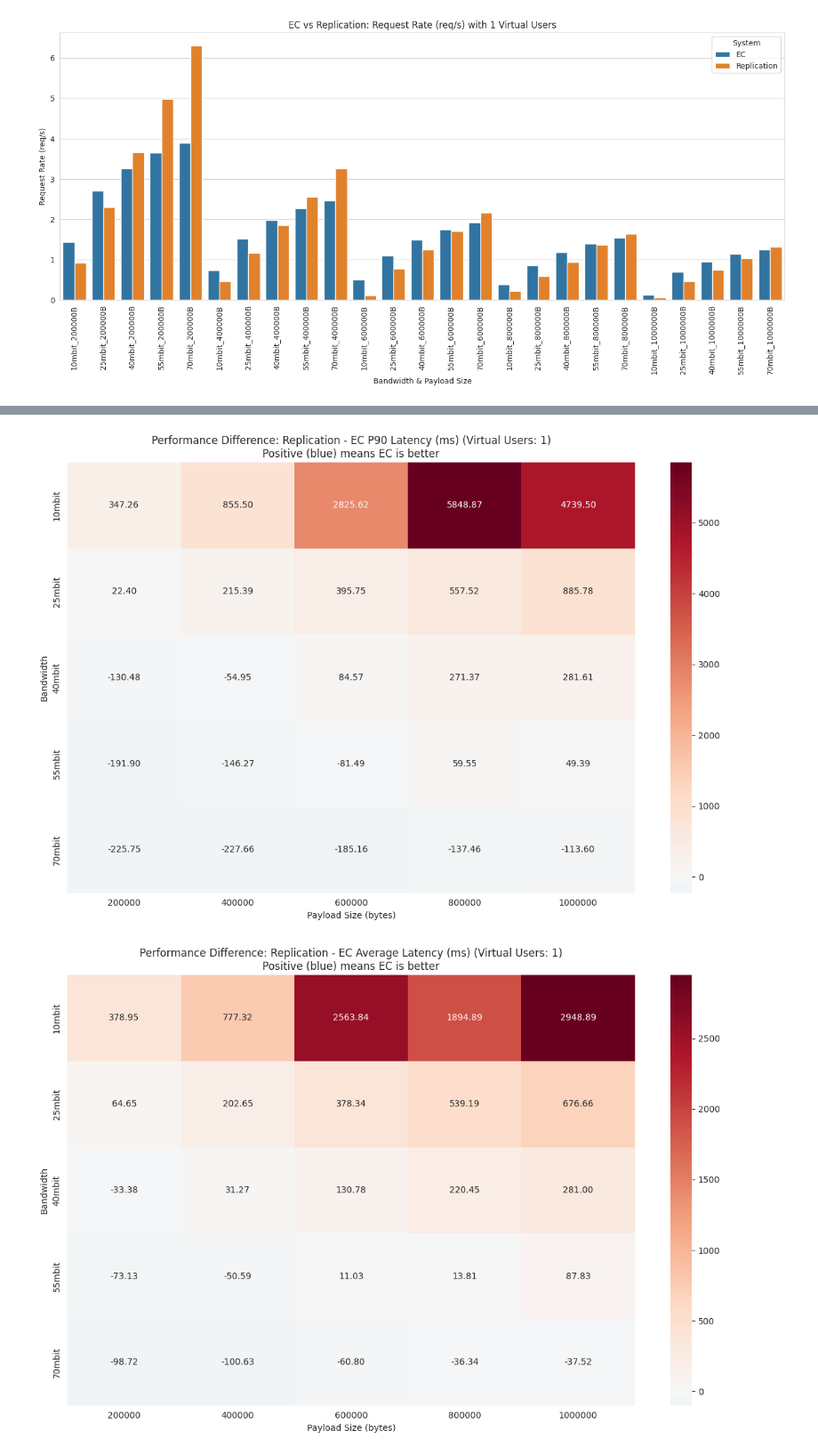
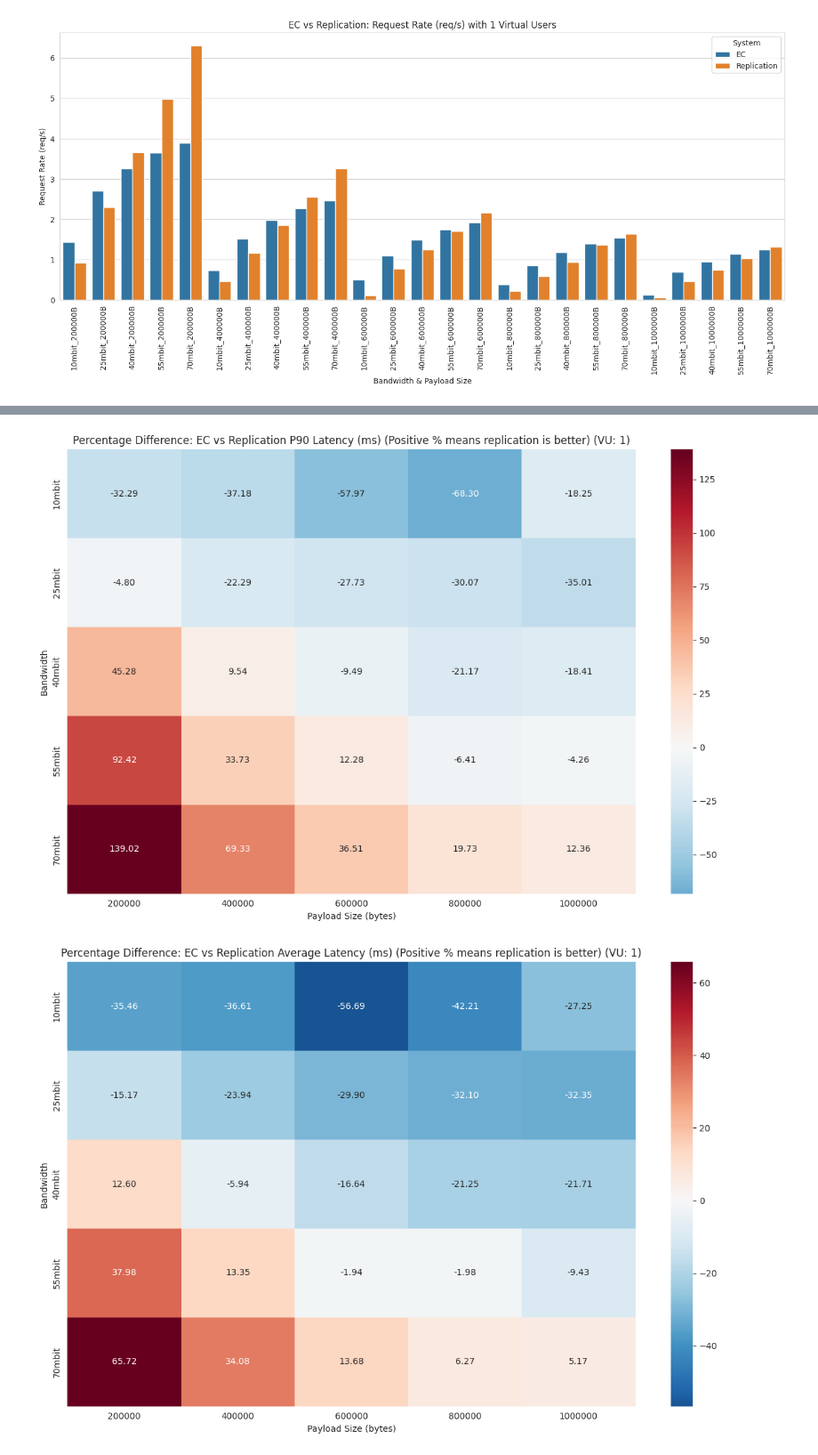
Before and after one commit to MuhamadAjiW/DistKV-Erasure-Coding, a Jupyter notebook: benchmark/benchmark_visualization_write.ipynb, the cells around one changed output, grey strips where cells are left out. Shown at 89% size. Drawn from its saved outputs; the diff is of its cells as text; code cells hidden in the pictures.

Commit message:
feat: updated heatmap visualization to percentages

```diff
--- a/benchmark/benchmark_visualization_write.ipynb
+++ b/benchmark/benchmark_visualization_write.ipynb
@@ -414,7 +414,7 @@ def create_performance_diff_heatmap(metric):
         df_ec_filtered = pd.merge(df_ec, common_conditions, on=['payload_size', 'virtual_user', 'bandwidth'])
         df_repl_filtered = pd.merge(df_repl, common_conditions, on=['payload_size', 'virtual_user', 'bandwidth'])
 
-        # Calculate performance difference (EC - Replication)
+        # Calculate performance difference as percentage
         diff_data = []
         for _, ec_row in df_ec_filtered.iterrows():
             repl_row = df_repl_filtered[
@@ -423,12 +423,14 @@ def create_performance_diff_heatmap(metric):
                 (df_repl_filtered['bandwidth'] == ec_row['bandwidth'])
             ].iloc[0]
 
-            # For latency metrics (med, p90, avg), lower is better, so calculate as Replication - EC
-            # For throughput (rate), higher is better, so calculate as EC - Replication
             if metric in ['med', 'p90', 'avg']:
-                diff = repl_row[metric] - ec_row[metric]  # Positive means EC is better
-            else:  # metric == 'rate'
-                diff = ec_row[metric] - repl_row[metric]  # Positive means EC is better
+                # For latency: percent = (EC - Replication)/Replication *100
+                denom = repl_row[metric] if repl_row[metric] != 0 else 1
+                diff = (ec_row[metric] - repl_row[metric]) / denom * 100
+            else:
+                # For throughput: percent = (Replication - EC)/EC *100
+                denom = ec_row[metric] if ec_row[metric] != 0 else 1
+                diff = (repl_row[metric] - ec_row[metric]) / denom * 100
 
             diff_data.append({
                 'payload_size': ec_row['payload_size'],
@@ -436,7 +438,6 @@ def create_performance_diff_heatmap(metric):
                 'bandwidth': ec_row['bandwidth'],
                 'diff': diff
             })
-
         diff_df = pd.DataFrame(diff_data)
 
         # Convert to pivot table for heatmap
@@ -452,11 +453,12 @@ def create_performance_diff_heatmap(metric):
                 plt.figure(figsize=(12, 8))
                 sns.heatmap(pivot, annot=True, cmap='RdBu_r', center=0, fmt='.2f')
 
+                # Indicate that values are in percent
+                title_suffix = ' (Positive % means replication is better)'
                 if metric in ['med', 'p90', 'avg']:
-                    title_text = f'Performance Difference: Replication - EC {metric_titles[metric]} (Virtual Users: {vu})\nPositive (blue) means EC is better'
-                else:  # metric == 'rate'
-                    title_text = f'Performance Difference: EC - Replication {metric_titles[metric]} (Virtual Users: {vu})\nPositive (blue) means EC is better'
-
+                    title_text = f'Percentage Difference: EC vs Replication {metric_titles[metric]}{title_suffix} (VU: {vu})'
+                else:
+                    title_text = f'Percentage Difference: Replication vs EC {metric_titles[metric]}{title_suffix} (VU: {vu})'
                 plt.title(title_text)
                 plt.xlabel('Payload Size (bytes)')
                 plt.ylabel('Bandwidth')
@@ -471,2 +473,2 @@ for metric in metrics:
-[figure, old version]
+[figure, new version]
-[figure, old version]
+[figure, new version]
```
Also changed, not shown: parts of 1 cell of this notebook, 2 other files.
